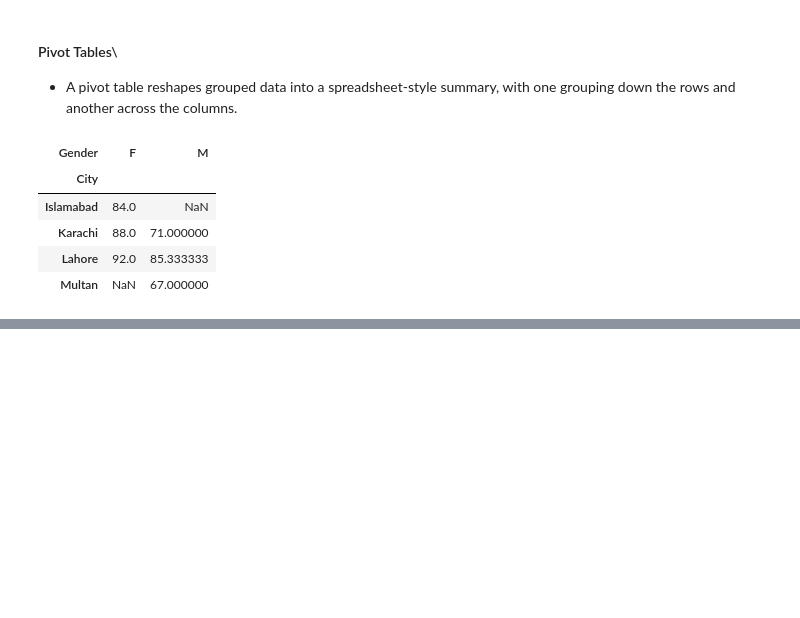
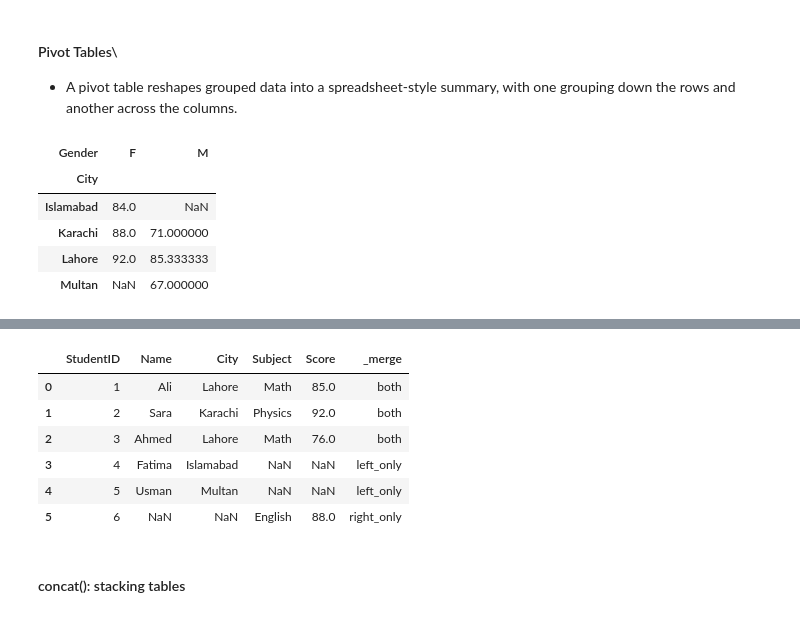
Before and after one commit to FatehAli02/ai-foundation-portfolio, a Jupyter notebook: 01-python-numpy-pandas-git/notebooks/pandas_3.ipynb, the cells around one changed output, grey strips where cells are left out. Saved outputs shown, nothing was run; the diff lists cells and outputs as text; code cells hidden in the pictures; blank space fills up the shorter version.

Commit message:
pandas_3.ipynb completed and README Updated

```diff
--- a/01-python-numpy-pandas-git/notebooks/pandas_3.ipynb
+++ b/01-python-numpy-pandas-git/notebooks/pandas_3.ipynb
@@ -262,0 +279,21 @@ df.pivot_table(values="Marks", index="City", columns="Gender", aggfunc="mean")
+# %%
+# imports and data
+import pandas as pd
+import numpy as np
+
+students = pd.DataFrame({
+    "StudentID": [1, 2, 3, 4, 5],
+    "Name": ["Ali", "Sara", "Ahmed", "Fatima", "Usman"],
+    "City": ["Lahore", "Karachi", "Lahore", "Islamabad", "Multan"]
+})
+
+marks = pd.DataFrame({
+    "StudentID": [1, 2, 3, 6],
+    "Subject": ["Math", "Physics", "Math", "English"],
+    "Score": [85, 92, 76, 88]
+})
+
+fees = pd.DataFrame({
+    "ID": [1, 2, 4, 5],
+    "Fee_Paid": [True, True, False, True]
+})
@@ -262,0 +355,3 @@ df.pivot_table(values="Marks", index="City", columns="Gender", aggfunc="mean")
+# %%
+# Merging on index
+students.set_index("StudentID").join(marks.set_index("StudentID"), how="left")
@@ -262,0 +366,13 @@ df.pivot_table(values="Marks", index="City", columns="Gender", aggfunc="mean")
+# %%
+# Debugging of merges
+pd.merge(students, marks, on="StudentID", how="outer", indicator=True)
+# %% [output]
+|  | StudentID | Name | City | Subject | Score | _merge |
+| 0 | 1 | Ali | Lahore | Math | 85.0 | both |
+| 1 | 2 | Sara | Karachi | Physics | 92.0 | both |
+| 2 | 3 | Ahmed | Lahore | Math | 76.0 | both |
+| 3 | 4 | Fatima | Islamabad | NaN | NaN | left_only |
+| 4 | 5 | Usman | Multan | NaN | NaN | left_only |
+| 5 | 6 | NaN | NaN | English | 88.0 | right_only |
+# %% [markdown]
+#### concat(): stacking tables
```
Also changed, not shown: parts of 29 cells of this notebook, 1 other file.
